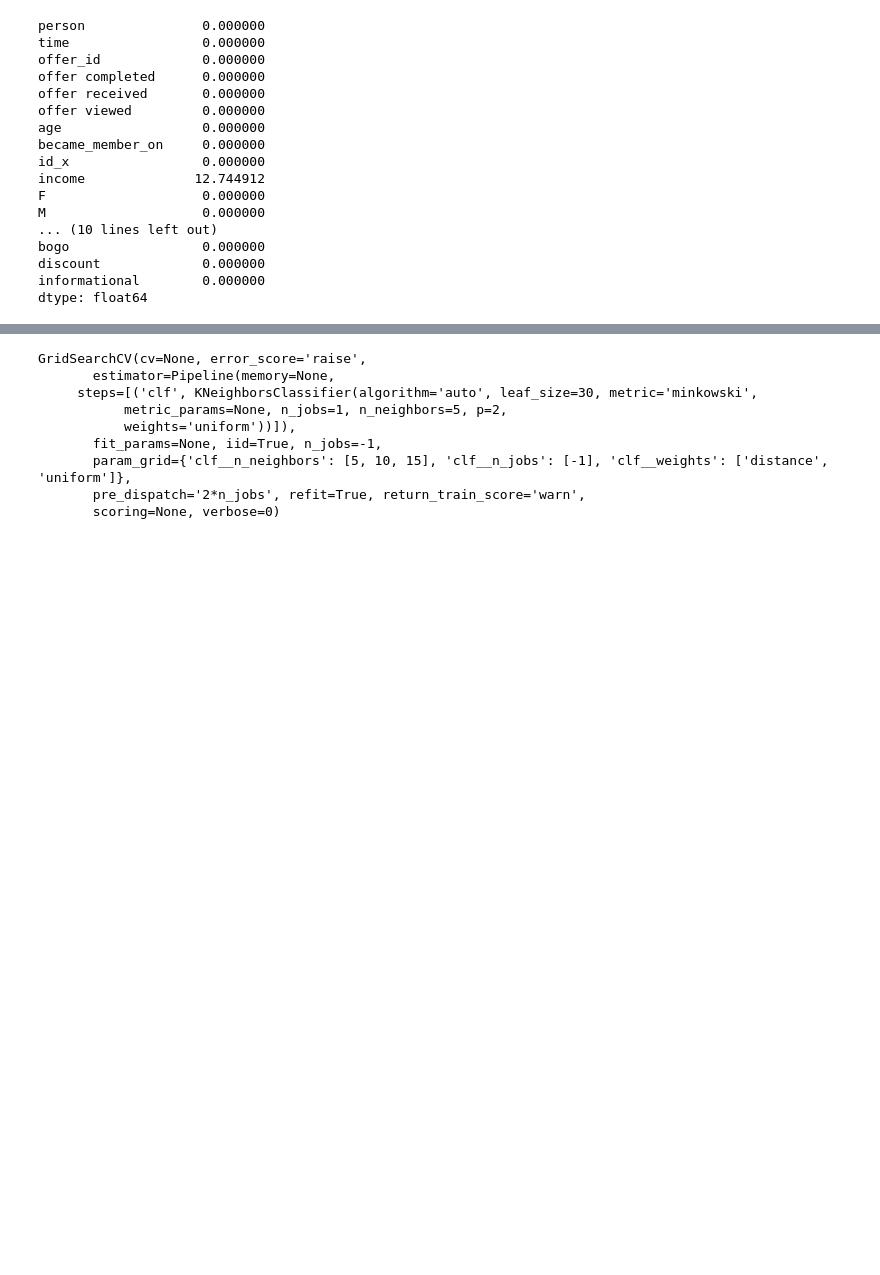
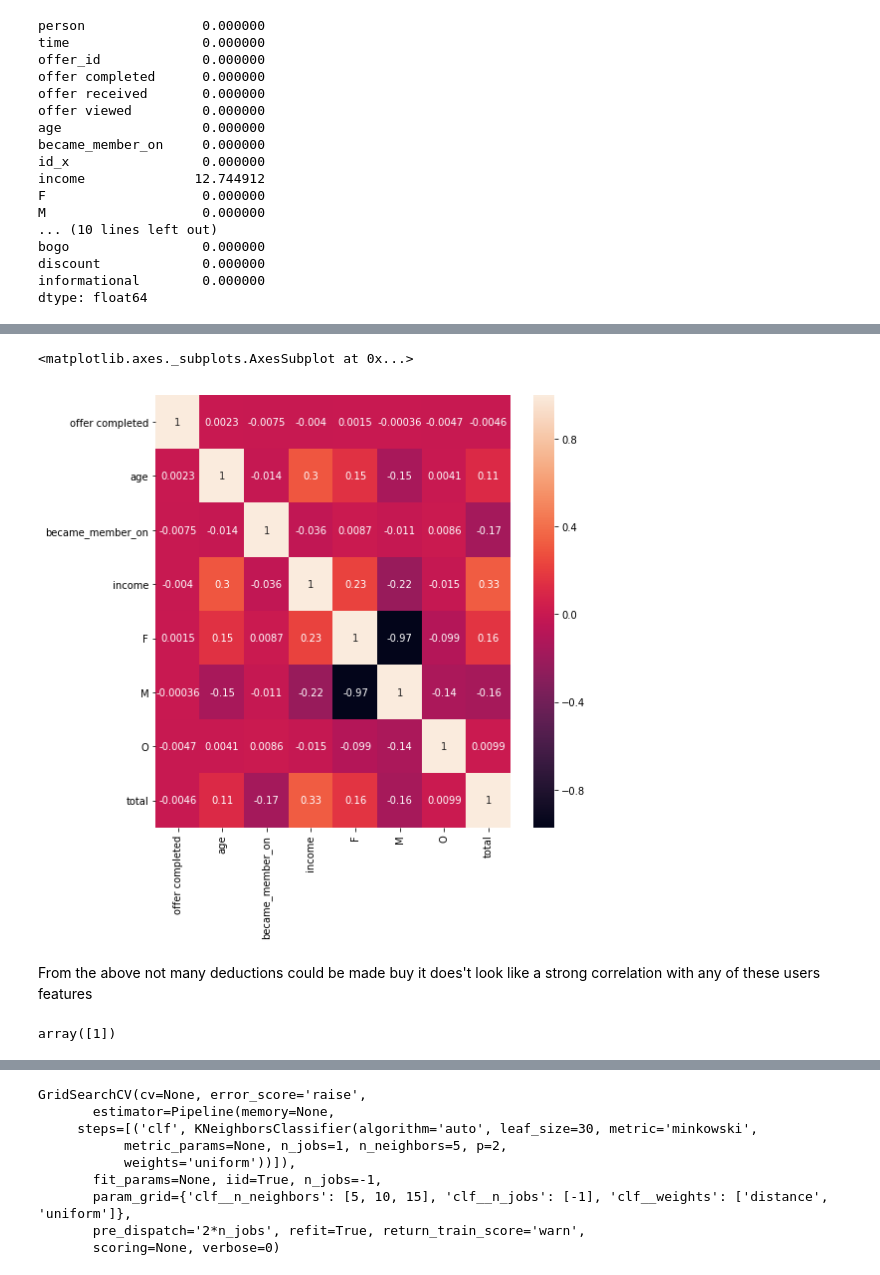
Before and after one commit to youssefmecky96/Starbucks-Model-to-predict-user-response-, a Jupyter notebook: Starbucks_Capstone_notebook.ipynb, the cells around one changed output, grey strips where cells are left out. Cells and saved outputs as stored; diff of their text form; code cells hidden in the pictures; blank space fills up the shorter version.

```diff
--- a/Starbucks_Capstone_notebook.ipynb
+++ b/Starbucks_Capstone_notebook.ipynb
@@ -421,0 +505,16 @@ x_train,x_test,y_train,y_test=train_test_split(X,y,test_size=.25,random_state=42
+# %%
+#checking which features of a person most affect the offer being completed
+Var_Corr_person_offer = df[['offer completed','age','became_member_on','income','F', 'M',
+       'O', 'total']].corr()
+# plot the heatmap and annotation on it
+fig, ax = plt.subplots(figsize=(8,8))
+sns.heatmap(Var_Corr_person_offer, xticklabels=Var_Corr_person_offer.columns, yticklabels=Var_Corr_person_offer.columns, annot=True,ax=ax)
+# %% [output]
+<matplotlib.axes._subplots.AxesSubplot at 0x...>
+[figure, added]
+# %% [markdown]
+From the above not many deductions could be made buy it does't look like a strong correlation with any of these users features
+# %%
+df['email'].unique()
+# %% [output]
+array([1])
```
Also changed, not shown: parts of 28 cells of this notebook.
